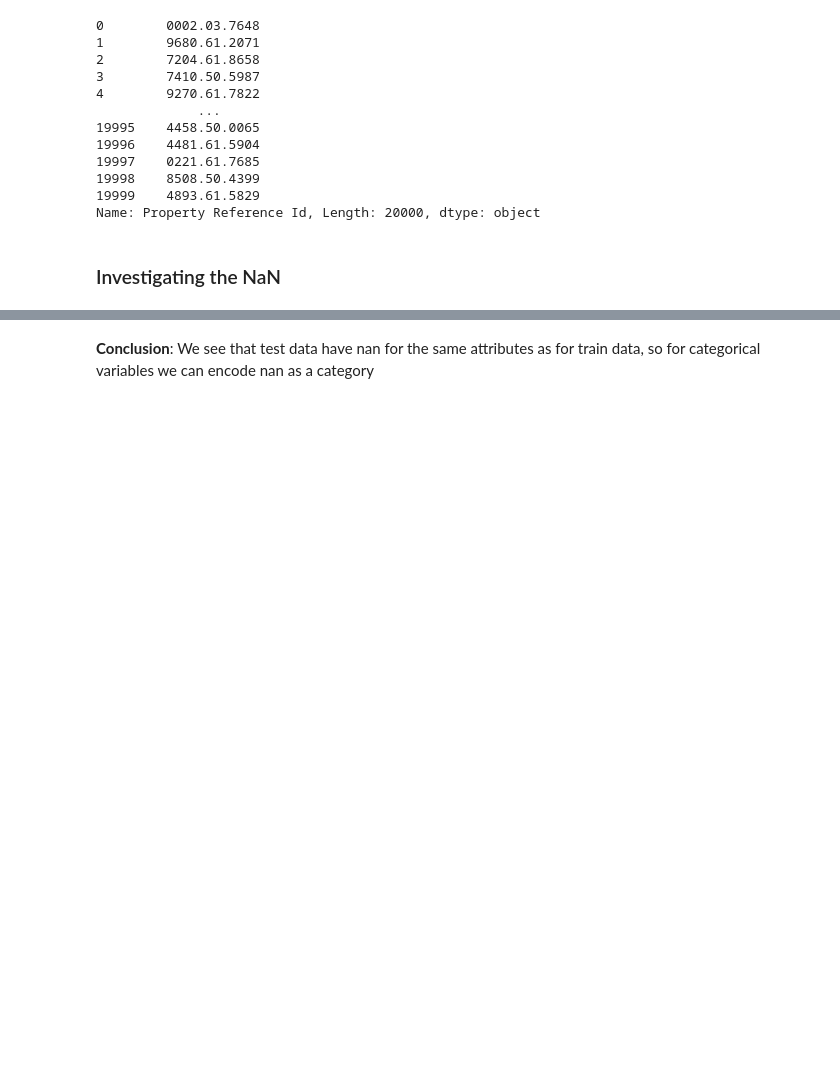
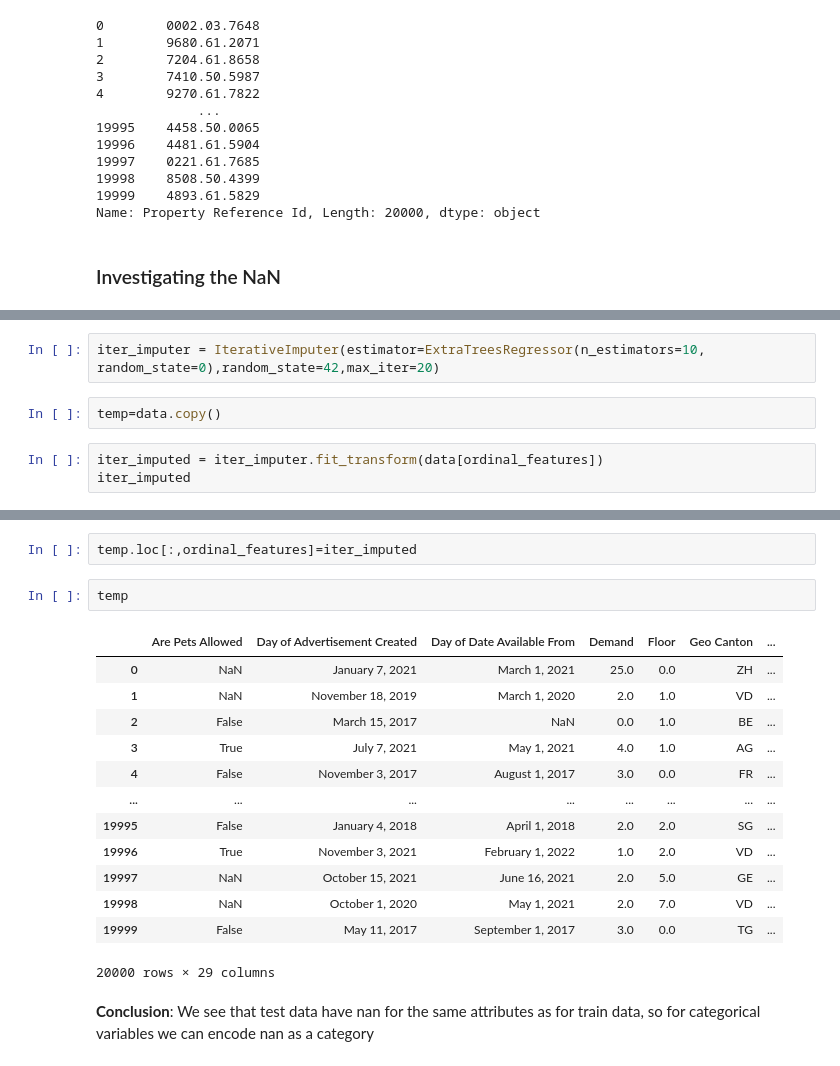
Before and after one commit to Germouche/ml-project, a Jupyter notebook: Random Forest.ipynb, the cells around one changed output, grey strips where cells are left out. Drawn from its saved outputs; the diff is of its cells as text; blank space fills up the shorter version.

Commit message:
back to regressor

```diff
--- a/Random Forest.ipynb
+++ b/Random Forest.ipynb
@@ -136,0 +234,7 @@ null_count
+# %%
+iter_imputer = IterativeImputer(estimator=ExtraTreesRegressor(n_estimators=10, random_state=0),random_state=42,max_iter=20)
+# %%
+temp=data.copy()
+# %%
+iter_imputed = iter_imputer.fit_transform(data[ordinal_features])
+iter_imputed
@@ -137,3 +255,21 @@ null_count
+# %%
+temp.loc[:,ordinal_features]=iter_imputed
+# %%
+temp
+# %% [output]
+|  | Are Pets Allowed | Day of Advertisement Created | Day of Date Available From | Demand | Floor | Geo Canton | ... |
+| 0 | NaN | January 7, 2021 | March 1, 2021 | 25.0 | 0.0 | ZH | ... |
+| 1 | NaN | November 18, 2019 | March 1, 2020 | 2.0 | 1.0 | VD | ... |
+| 2 | False | March 15, 2017 | NaN | 0.0 | 1.0 | BE | ... |
+| 3 | True | July 7, 2021 | May 1, 2021 | 4.0 | 1.0 | AG | ... |
+| 4 | False | November 3, 2017 | August 1, 2017 | 3.0 | 0.0 | FR | ... |
+| ... | ... | ... | ... | ... | ... | ... | ... |
+| 19995 | False | January 4, 2018 | April 1, 2018 | 2.0 | 2.0 | SG | ... |
+| 19996 | True | November 3, 2021 | February 1, 2022 | 1.0 | 2.0 | VD | ... |
+| 19997 | NaN | October 15, 2021 | June 16, 2021 | 2.0 | 5.0 | GE | ... |
+| 19998 | NaN | October 1, 2020 | May 1, 2021 | 2.0 | 7.0 | VD | ... |
+| 19999 | False | May 11, 2017 | September 1, 2017 | 3.0 | 0.0 | TG | ... |
+20000 rows × 29 columns
 # %% [markdown]
 **Conclusion**: We see that test data have nan for the same attributes as for train data, so for categorical variables we can encode nan as a category
 # %% [markdown]
```
Also changed, not shown: parts of 72 cells of this notebook.
